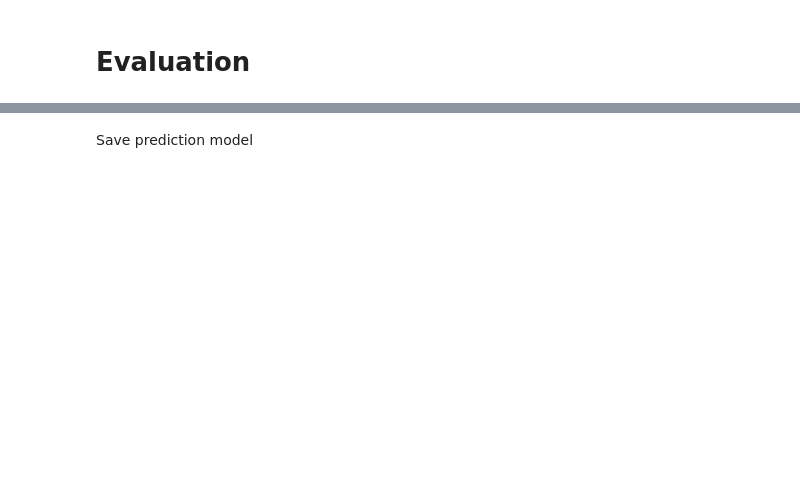
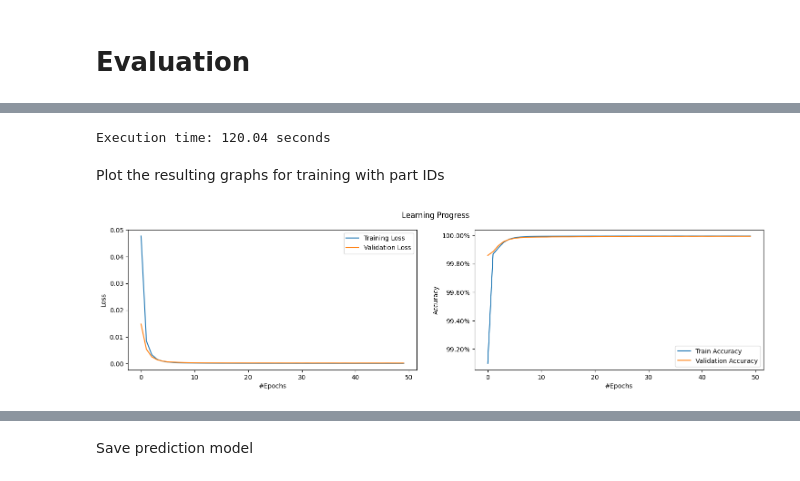
Before and after one commit to grashei/ai-project, a Jupyter notebook: neighbour_prediction_ffn.ipynb, the cells around one changed output, grey strips where cells are left out. Saved outputs shown, nothing was run; the diff lists cells and outputs as text; code cells hidden in the pictures; blank space fills up the shorter version.

Commit message:
:sparkles: Added the approach only using part IDs and a hyperparameter grid search

```diff
--- a/neighbour_prediction_ffn.ipynb
+++ b/neighbour_prediction_ffn.ipynb
@@ -338,0 +476,29 @@ Execution time: 14.38s
+# %%
+model = Net(input_size=input_size_part, hidden_size=hidden_size_part, output_size=output_size_part).to(device)
+
+st = time.time()
+train_losses_part, val_losses_part, train_accuracies_part, val_accuracies_part = \
+    train(model=model, lr=learning_rate, epochs=num_epochs, train_loader=train_loader_part_id, val_loader=val_loader_part_id)
+
+et = time.time()
+print(f"Execution time: {(et - st):.2f} seconds")
+# %% [output]
+Execution time: 120.04 seconds
+# %% [markdown]
+Plot the resulting graphs for training with part IDs
+# %%
+fig, (ax1, ax2) = plt.subplots(nrows=1, ncols=2, figsize=(18, 4))
+
+ax1.set(xlabel='#Epochs', ylabel='Loss')
+fig.suptitle('Learning Progress')
+ax1.plot(train_losses_part, label="Training Loss")
+ax1.plot(val_losses_part, label="Validation Loss")
+ax1.legend()
+
+ax2.set(xlabel='#Epochs', ylabel='Accuracy')
+ax2.plot(train_accuracies_part, label="Train Accuracy")
+ax2.plot(val_accuracies_part, label="Validation Accuracy")
+ax2.legend()
+ax2.yaxis.set_major_formatter(FuncFormatter(lambda y, _: '{:.2%}'.format(y)))
+# %% [output]
+[figure, added]
```
Also changed, not shown: parts of 48 cells of this notebook, 2 other files.
